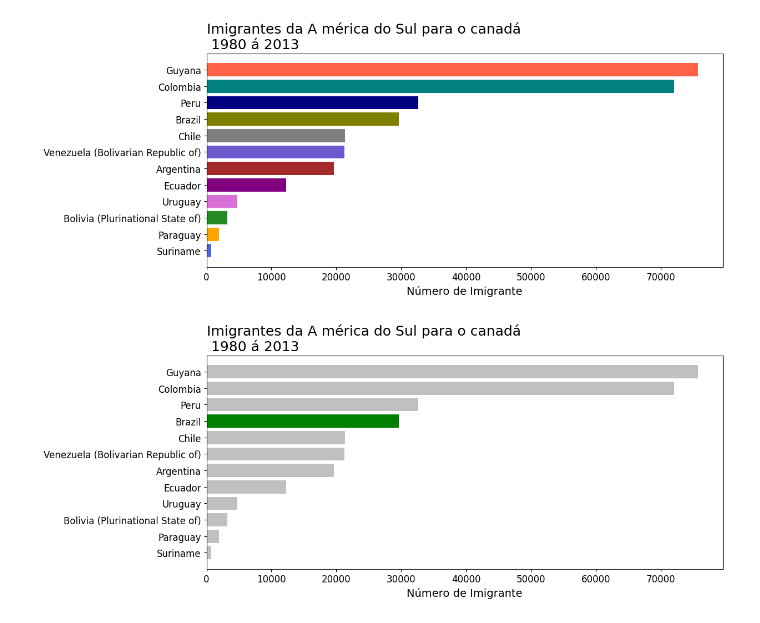
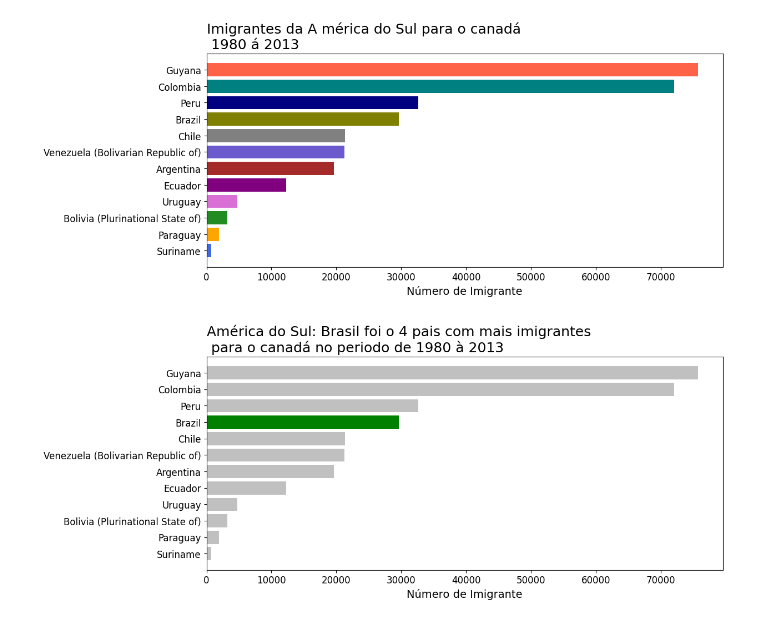
Before and after one commit to annaklaracss/data_science-, a Jupyter notebook: Data_Visualization_criando_gráficos_com_bibliotecas_Python.ipynb, the cells around one changed output. Drawn from its saved outputs; the diff is of its cells as text; code cells hidden in the pictures.

```diff
--- a/Data_Visualization_criando_gráficos_com_bibliotecas_Python.ipynb
+++ b/Data_Visualization_criando_gráficos_com_bibliotecas_Python.ipynb
@@ -443,17 +443,17 @@ ax.yaxis.set_tick_params(labelsize=12)
 # %%
 cores = [] #isso nos permite
 for pais in america_sul_sorted.index:
   if pais == 'Brazil':
     cores.append('green')
   else:
     cores.append('silver')
 
 fig, ax = plt.subplots(figsize=(12,5)) #criando um subplotde barras
 ax.barh(america_sul_sorted.index, america_sul_sorted['Total'], color = cores )  #ao colocar o H criamos um grafico de barras na horizontal
-ax.set_title('Imigrantes da A mérica do Sul para o canadá\n 1980 á 2013', fontsize= 18, loc ='left')
+ax.set_title('América do Sul: Brasil foi o 4 pais com mais imigrantes\n para o canadá no periodo de 1980 à 2013 ', fontsize= 18, loc ='left')
 ax.set_xlabel('Número de Imigrante', fontsize=14)
 ax.set_ylabel('')
 ax.xaxis.set_tick_params(labelsize=12)
 ax.yaxis.set_tick_params(labelsize=12)
 # %% [output]
-[figure, old version]
+[figure, new version]
```
